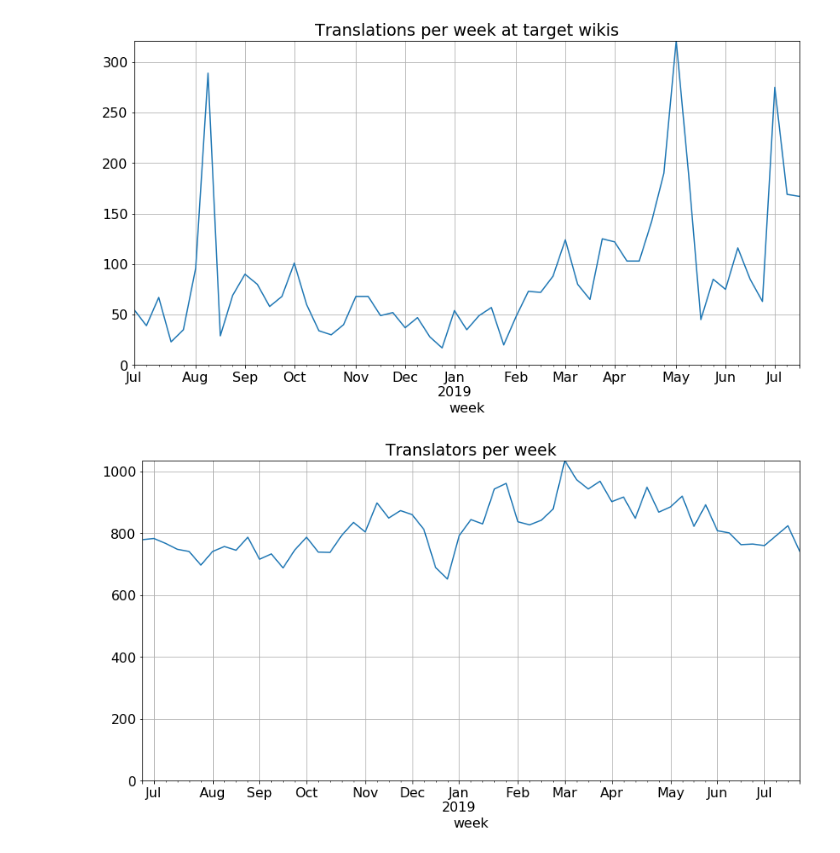
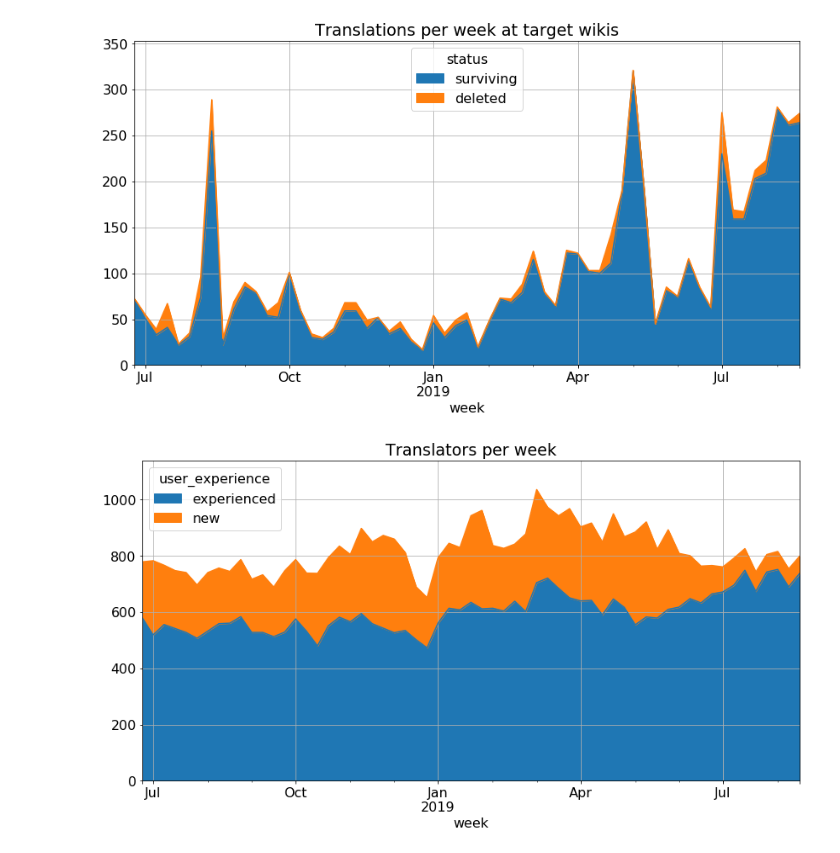
Before and after one commit to wikimedia-research/2018-19-Language-annual-plan-metrics, a Jupyter notebook: Language-metrics.ipynb, the cells around one changed output. Cells and saved outputs as stored; diff of their text form; code cells hidden in the pictures.

```diff
--- a/Language-metrics.ipynb
+++ b/Language-metrics.ipynb
@@ -12,6 +18,6 @@ charting.set_mpl_style()
 # %%
 CHART_START = "2018-07"
-MWH_SNAPSHOT = "2019-08" # This will also be the end of the charts
+MWH_SNAPSHOT = "2019-09" # This will also be the end of the charts
 TARGET_WIKIS = ("mlwiki", "bnwiki", "tlwiki", "jvwiki", "mnwiki")
 
 time_range = pd.period_range(CHART_START, MWH_SNAPSHOT, freq="W-MON")
@@ -81 +67,6 @@ translations[translations["translator"].isnull()]
+# %%
+def plot_df(df):
+    ax = df.plot.area()
+    ylim = plt.ylim()
+    plt.ylim((ylim[0], ylim[1] * 1.1))
 # %%
@@ -86,12 +79,21 @@ plt.title("Translations per week");
 # %%
-translations.query("wiki in @TARGET_WIKIS").groupby("week").size().iloc[1:-1].plot(ylim=0)
+weekly_target_wiki_translations = (
+    translations
+    .query("wiki in @TARGET_WIKIS")
+    .groupby(["week", "status"])
+    .size()
+    .unstack()
+    [["surviving", "deleted"]]
+)
+
+plot_df(weekly_target_wiki_translations)
 plt.title("Translations per week at target wikis");
 # %% [output]
-[figure, old version]
+[figure, new version]
 # %%
-translators_per_week = translations.groupby("week").nunique()["translator"]
-translators_per_week.plot(ylim=0)
+weekly_translators = translations.groupby(["week", "user_experience"]).nunique()["translator"].unstack()
+plot_df(weekly_translators)
 plt.title("Translators per week");
 # %% [output]
-[figure, old version]
+[figure, new version]
 # %%
```
Also changed, not shown: parts of 31 cells of this notebook.
